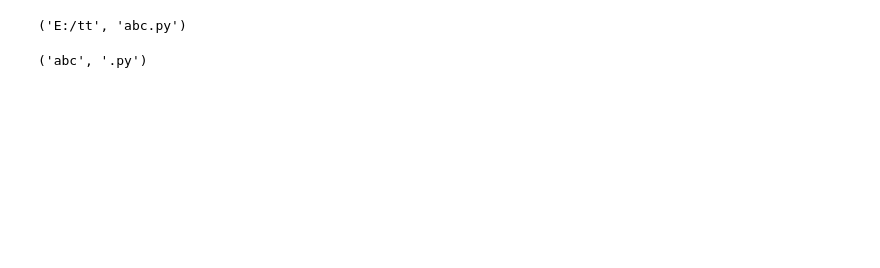
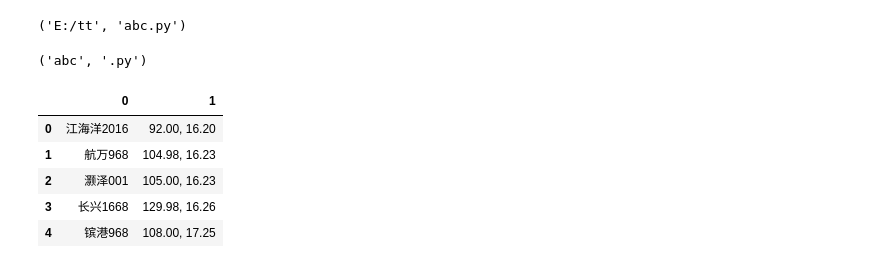
Before and after one commit to TSLNIHAOGIT/gene, a Jupyter notebook: geatpy_example/frame/schedule_new/boat_data/data_process.ipynb, the cells around one changed output. Cells and saved outputs as stored; diff of their text form; code cells hidden in the pictures; blank space fills up the shorter version.

```diff
--- a/geatpy_example/frame/schedule_new/boat_data/data_process.ipynb
+++ b/geatpy_example/frame/schedule_new/boat_data/data_process.ipynb
@@ -430,0 +437,9 @@ fname,ext
+# %%
+df.head()
+# %% [output]
+|  | 0 | 1 |
+| 0 | 江海洋2016 | 92.00, 16.20 |
+| 1 | 航万968 | 104.98, 16.23 |
+| 2 | 灏泽001 | 105.00, 16.23 |
+| 3 | 长兴1668 | 129.98, 16.26 |
+| 4 | 镔港968 | 108.00, 17.25 |
```
Also changed, not shown: parts of 10 cells of this notebook, 5 other files.
